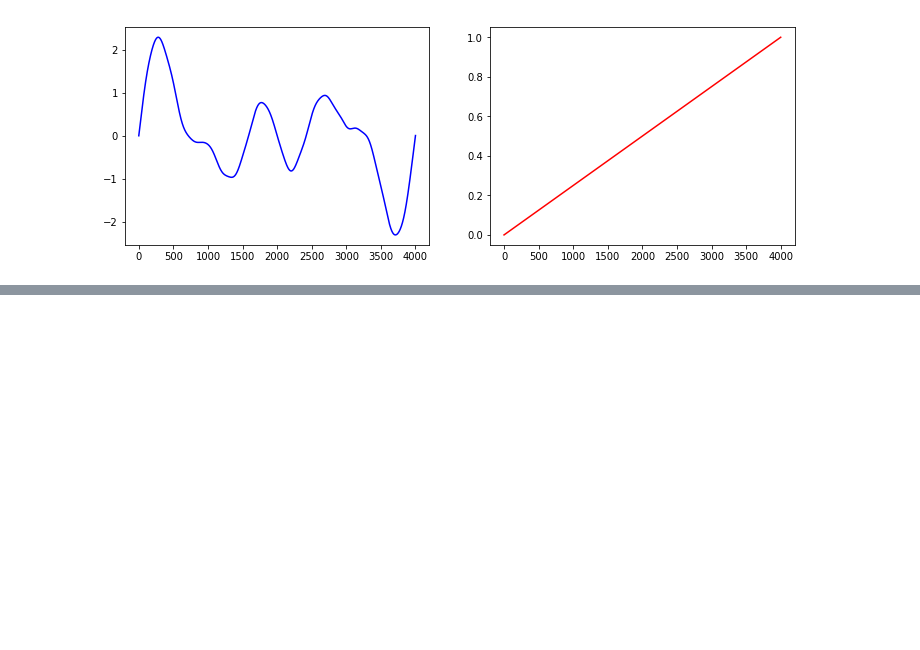
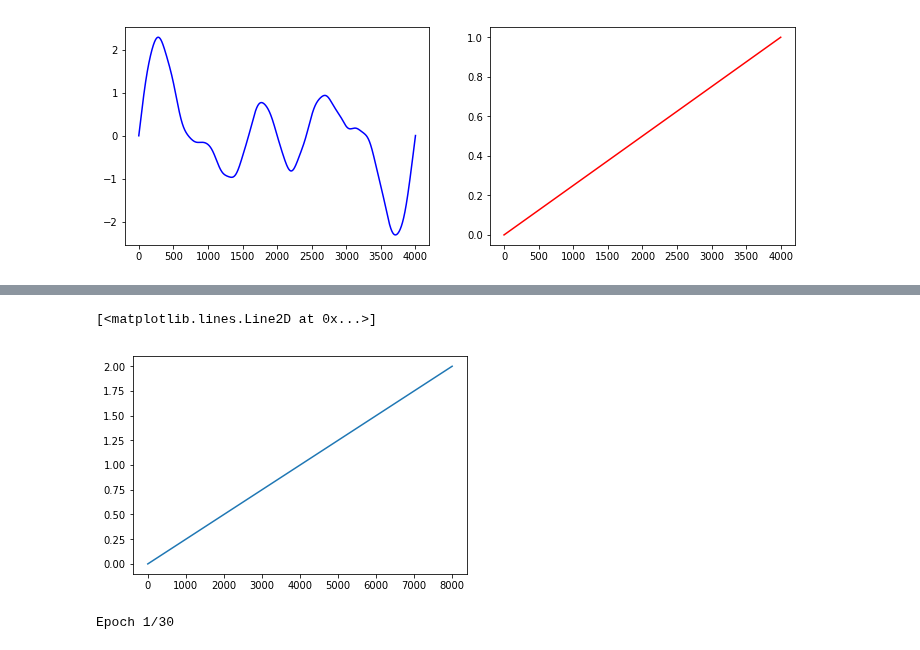
Before and after one commit to A-Gulati/Time_Series, a Jupyter notebook: notebooks/(7) Prototype 2.ipynb, the cells around one changed output, grey strips where cells are left out. Cells and saved outputs as stored; diff of their text form; code cells hidden in the pictures; blank space fills up the shorter version.

```diff
--- a/notebooks/(7) Prototype 2.ipynb
+++ b/notebooks/(7) Prototype 2.ipynb
@@ -124,0 +143,24 @@ plt.show()
+# %%
+plt.plot(testY)
+# %% [output]
+[<matplotlib.lines.Line2D at 0x...>]
+[figure, added]
+# %%
+from tensorflow.keras.models import Sequential
+from tensorflow.keras.layers import Dense
+from tensorflow.keras.layers import Flatten
+from tensorflow.keras.layers import LSTM
+from tensorflow.keras.layers import RepeatVector
+from tensorflow.keras.layers import TimeDistributed
+
+e = 30
+model = Sequential()
+model.add(LSTM(200, activation='relu', input_shape=(1, 1)))
+model.add(RepeatVector(1))
+model.add(LSTM(200, activation='relu', return_sequences=True))
+model.add(TimeDistributed(Dense(100, activation='relu')))
+model.add(TimeDistributed(Dense(1)))
+model.compile(loss='mse', optimizer='adam')
+model.fit(trainX, trainY, epochs=e, batch_size=1, verbose=2)
+# %% [output]
+Epoch 1/30
```
Also changed, not shown: parts of 13 cells of this notebook, 1 other file.
